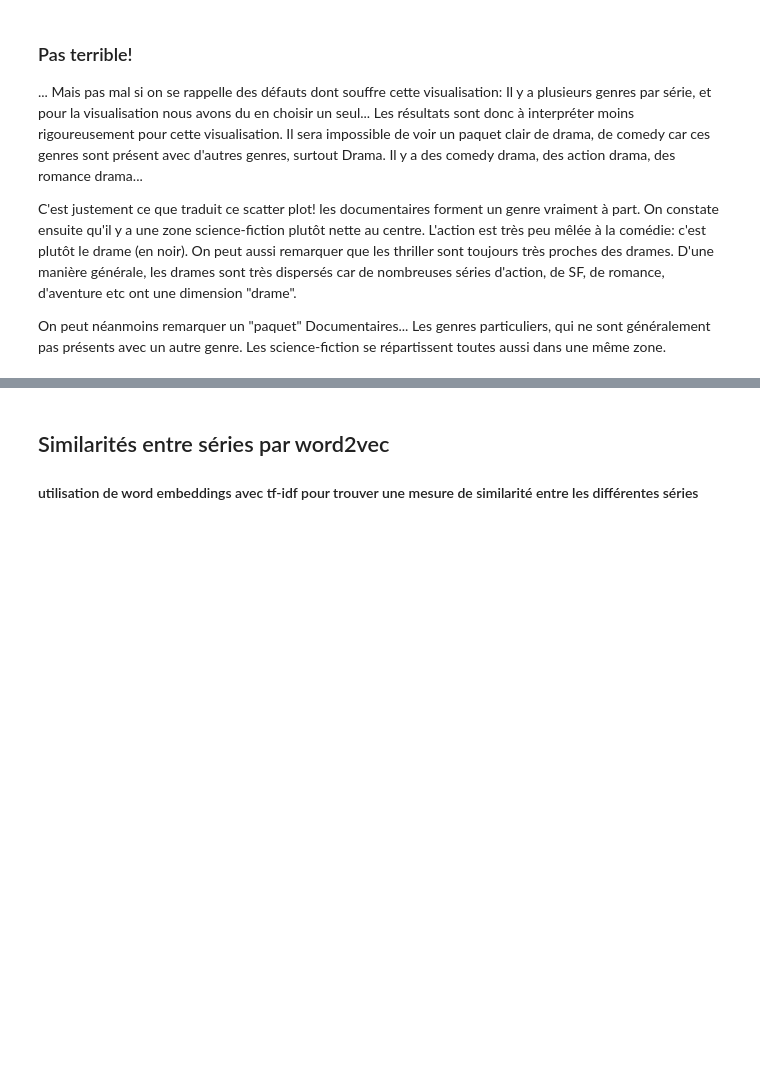
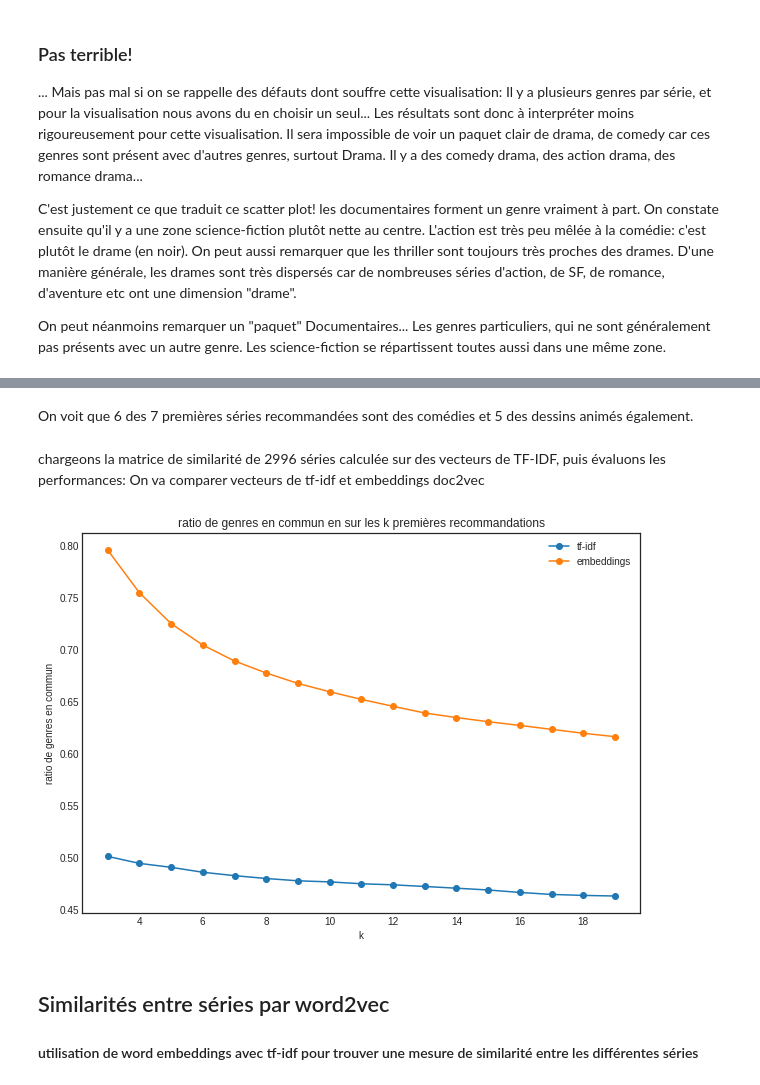
Before and after one commit to ismaelbonneau/movie_recommender, a Jupyter notebook: similarities.ipynb, the cells around one changed output, grey strips where cells are left out. Cells and saved outputs as stored; diff of their text form; code cells hidden in the pictures; blank space fills up the shorter version.

```diff
--- a/similarities.ipynb
+++ b/similarities.ipynb
@@ -756,0 +628,4 @@ ERROR:bokeh.core.validation.check:E-1001 (BAD_COLUMN_NAME): Glyph refers to none
+# %% [markdown]
+On voit que 6 des 7 premières séries recommandées sont des comédies et 5 des dessins animés également.
+# %% [markdown]
+chargeons la matrice de similarité de 2996 séries calculée sur des vecteurs de TF-IDF, puis évaluons les performances: On va comparer vecteurs de tf-idf et embeddings doc2vec
@@ -756,0 +636,2 @@ ERROR:bokeh.core.validation.check:E-1001 (BAD_COLUMN_NAME): Glyph refers to none
+# %%
+sim = np.load("sim.npy")
@@ -757,3 +643,46 @@ ERROR:bokeh.core.validation.check:E-1001 (BAD_COLUMN_NAME): Glyph refers to none
+# %%
+kmesures = []
+for k in range(3, 20, 1):
+    mesures = []
+    for i in range(len(sim)):
+        if id_toserie[i] in genres:
+            genreserie = set(genres[id_toserie[i]].split("-"))
+            mdr = [(id_toserie[j], a) for j, a in enumerate(sim[i])]
+            lol = []
+            for a in [a for a, e in sorted(mdr, key=lambda x: x[1], reverse=True)[1:k+1]]:
+                if a in genres:
+                    inter = len(set(genres[a].split("-")) & genreserie)
+                    lol.append(inter / len(genreserie))
+            mesures.append(np.mean(lol))
+    kmesures.append(np.mean(mesures))
+# %%
+kmesuresembedding = []
+for k in range(3, 20, 1):
+    mesuresembedding = []
+    for serie in series_toid:
+        if serie in genres:
+            inferred_vector = model.docvecs[series_toid[serie]]
+            sims = model.docvecs.most_similar([inferred_vector], topn=k)
+
+            genreserie = set(genres[serie].split("-"))
+            lol = []
+            for id_, sim in sims:
+                if id_toserie[id_] in genres:
+                    inter = len(set(genres[id_toserie[id_]].split("-")) & genreserie)
+                    lol.append(inter / len(genreserie))
+            mesuresembedding.append(np.mean(lol))
+    kmesuresembedding.append(np.mean(mesuresembedding))
+# %%
+plt.figure(figsize=(10,7))
+plt.plot(range(3, 20, 1), kmesures, marker="o", label="tf-idf")
+plt.plot(range(3, 20, 1), kmesuresembedding, marker="o", label="embeddings")
+plt.xlabel("k")
+plt.ylabel("ratio de genres en commun")
+plt.title("ratio de genres en commun en sur les k premières recommandations")
+plt.legend()
+plt.show()
+# %% [output]
+[figure, added]
 # %% [markdown]
 ## Similarités entre séries par word2vec
 
```
Also changed, not shown: parts of 28 cells of this notebook.
